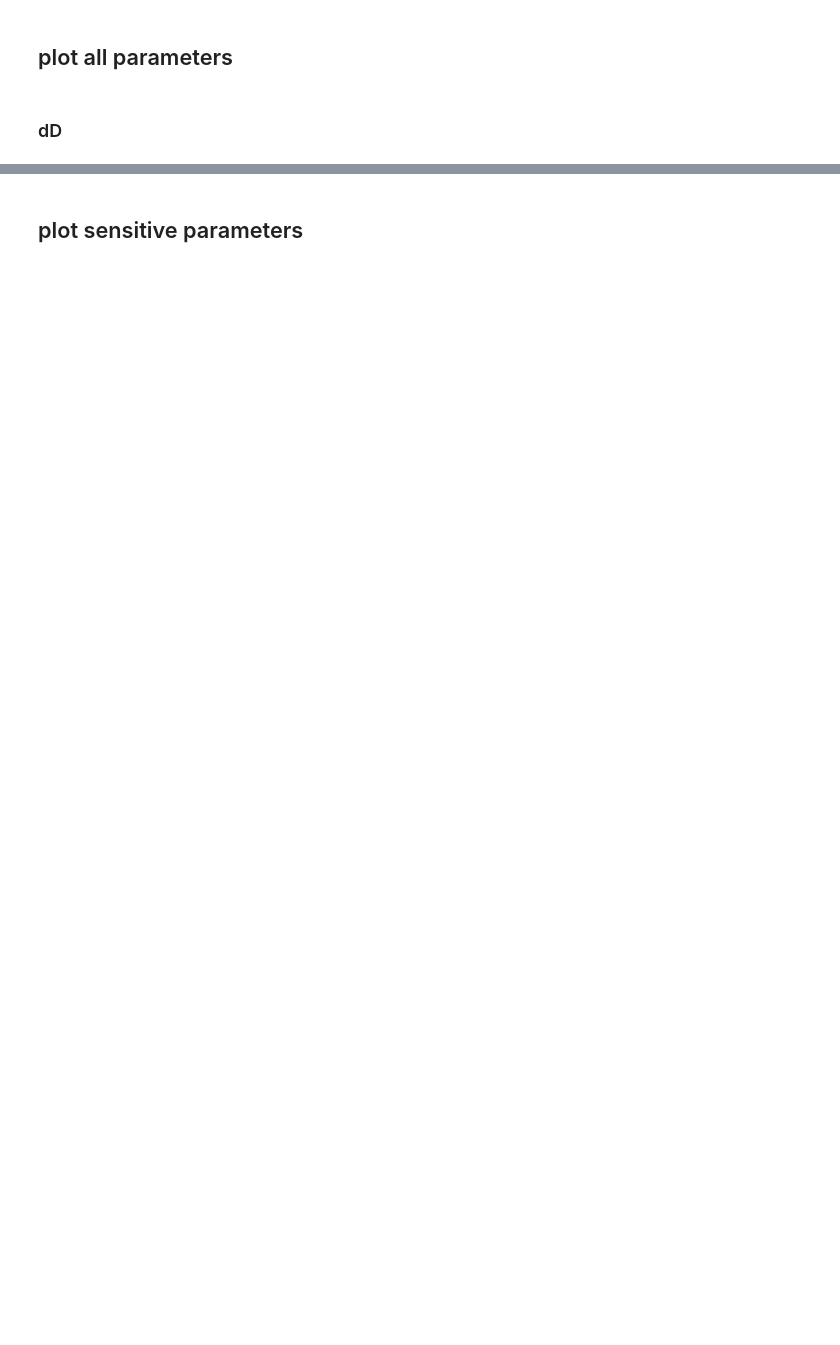
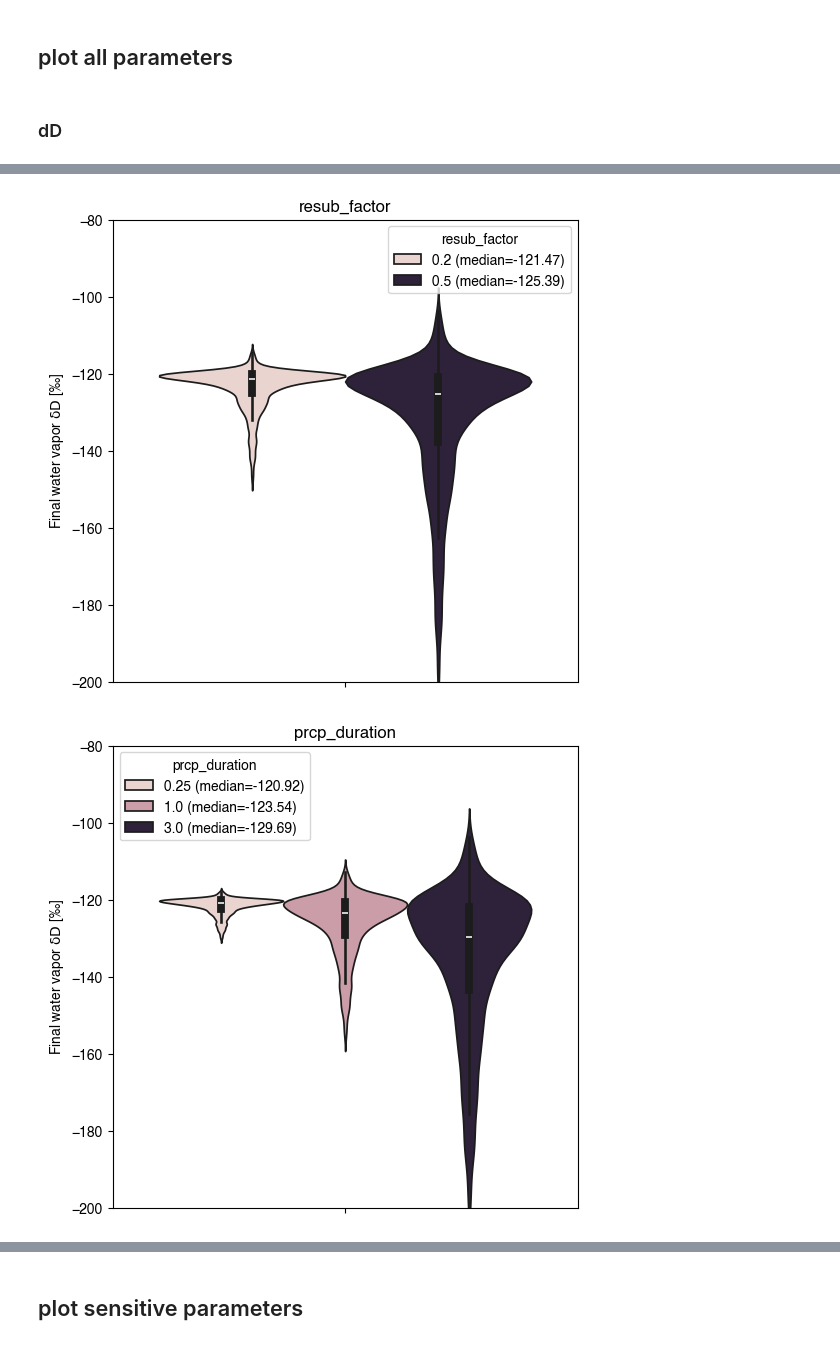
Before and after one commit to kanonundgigue/IsoFracPy, a Jupyter notebook: analysis/check_tuning_all_combination.ipynb, the cells around one changed output, grey strips where cells are left out. Cells and saved outputs as stored; diff of their text form; code cells hidden in the pictures; blank space fills up the shorter version.

```diff
--- a/analysis/check_tuning_all_combination.ipynb
+++ b/analysis/check_tuning_all_combination.ipynb
@@ -281,0 +260,6 @@ display(compute_mean_anom_ranking(mean_dict_dex, "dex",))
+# %%
+mean_dict_HDO = check_sensitivity(df_merged, param_fix_dict=param_fix_dict, ISO_TYPE="HDO", SHOW_FIG=True)
+display(compute_mean_anom_ranking(mean_dict_HDO, "HDO"))
+# %% [output]
+[figure, added]
+[figure, added]
```
Also changed, not shown: parts of 17 cells of this notebook, 11 other files.
